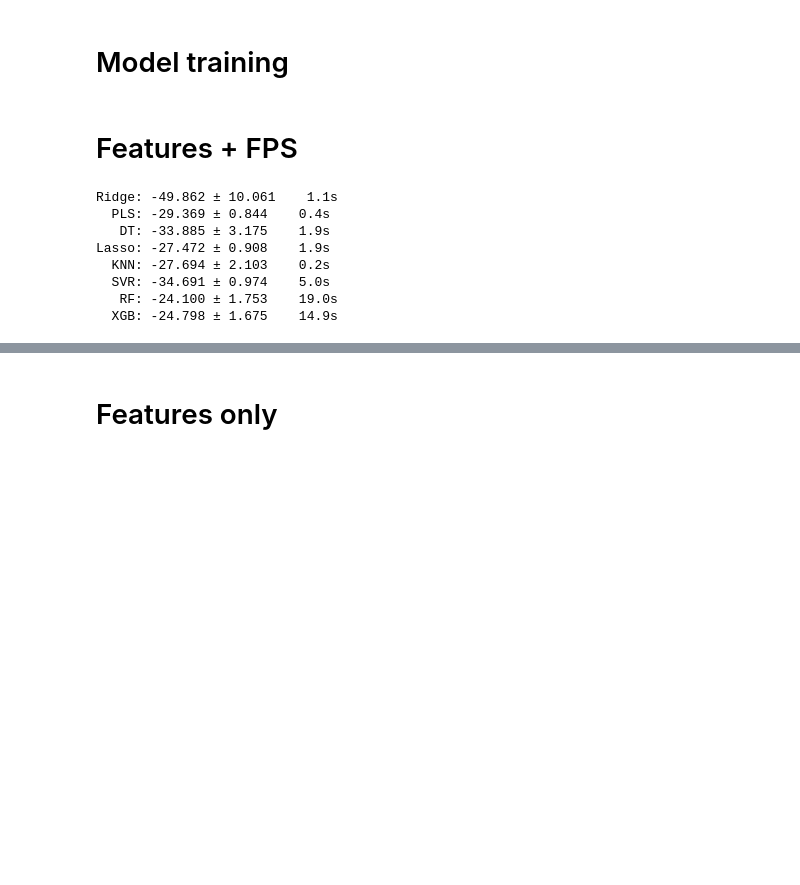
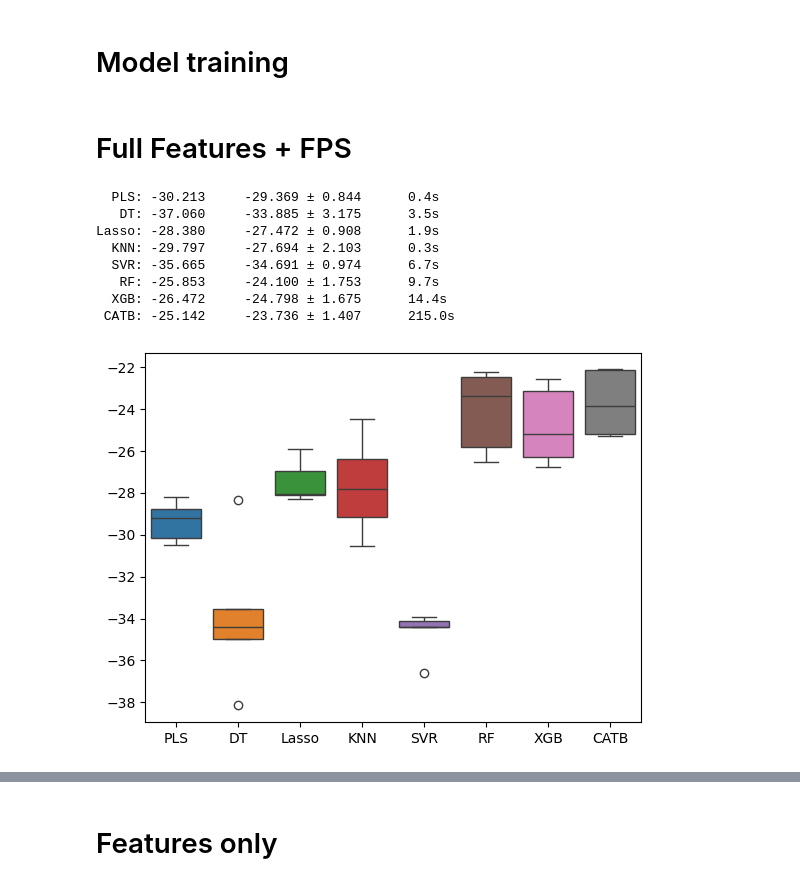
Before and after one commit to alkorolyov/tox24, a Jupyter notebook: notebooks/07_base_model_rd_fingerprints.ipynb, the cells around one changed output, grey strips where cells are left out. Drawn from its saved outputs; the diff is of its cells as text; code cells hidden in the pictures; blank space fills up the shorter version.

```diff
--- a/notebooks/07_base_model_rd_fingerprints.ipynb
+++ b/notebooks/07_base_model_rd_fingerprints.ipynb
@@ -173,7 +170,7 @@ md_cols = [c for c in df.columns if 'md_' in str(c)]
 # Split train test
 # %%
 train = df.query("dataset == 'train'")[fps_cols + rd_cols + md_cols + features]
-y_train = df.query("dataset == 'train'").target.values
+y_train = df.query("dataset == 'train'").target
 
 test = df.query("dataset == 'test'")[fps_cols + rd_cols + md_cols + features]
 
@@ -195,6 +192,8 @@ from sklearn.ensemble import RandomForestRegressor
 from sklearn.svm import SVR
 from sklearn.neighbors import KNeighborsRegressor
 from sklearn.model_selection import cross_val_score, KFold
+from sklearn.preprocessing import StandardScaler
+
 from src.utils import OffsetScaler, get_fps_offset
 import xgboost as xgb
 from catboost import CatBoostRegressor
@@ -210,7 +209,7 @@ rmse = 'neg_root_mean_squared_error'
 models = {}
 
 # models['LR'] = LinearRegression()
-models['Ridge'] = Ridge()
+# models['Ridge'] = Ridge()
 models['PLS'] = PLSRegression()
 models['DT'] = DecisionTreeRegressor(random_state=RANDOM_SEED)
 models['Lasso'] = Lasso()
@@ -219,36 +218,45 @@ models['SVR'] = SVR()
 models['RF'] = RandomForestRegressor(random_state=RANDOM_SEED, n_jobs=N_JOBS)
 models['XGB'] = xgb.XGBRegressor(random_state=RANDOM_SEED, n_jobs=N_JOBS, verbosity=0)
 models['CATB'] = CatBoostRegressor(loss_function='RMSE', verbose=False, random_seed=RANDOM_SEED, thread_count=N_JOBS)
-models['CATB GPU'] = CatBoostRegressor(loss_function='RMSE', verbose=False, random_seed=RANDOM_SEED, thread_count=N_JOBS, task_type='GPU')
+# models['CATB GPU'] = CatBoostRegressor(loss_function='RMSE', verbose=False, random_seed=RANDOM_SEED, thread_count=N_JOBS, task_type='GPU')
+
+scaler = OffsetScaler(offset=FPS_OFFSET)
+ss = StandardScaler()
+# %%
+def evaluate(X):
+    results = {}
+
+    for name in models.keys():
+        tic = time.time()
+
+        model = models[name]
+        kfold = KFold(n_splits=5, shuffle=True, random_state=RANDOM_SEED)
+        results[name] = cross_val_score(model, X, y_train, cv=kfold, scoring=rmse)
+
+        toc = time.time()
+        mean = results[name].mean()
+        std = results[name].std()
+        final_score = mean - std
+        print("%5s: %3.3f     %3.3f ± %3.3f      %.1fs" % (name, final_score, mean, std, toc - tic))
+
+    return pd.DataFrame(results)
 # %% [markdown]
-# Features + FPS
+# Full Features + FPS
 # %%
 X_train = train[fps_cols + rd_cols + md_cols + features]
 
-scaler = OffsetScaler(offset=FPS_OFFSET)
-
 X_train_scale = scaler.fit_transform(X_train.values)
 
-results = {}
+results = evaluate(X_train_scale)
 
-for name in models.keys():
-    tic = time.time()
-
-    model = models[name]
-    kfold = KFold(n_splits=5, shuffle=True, random_state=RANDOM_SEED)
-    results[name] = cross_val_score(model, X_train_scale, y_train, cv=kfold, scoring=rmse)
-
-    toc = time.time()
-    print("%5s: %3.3f ± %3.3f    %.1fs" % (name, results[name].mean(), results[name].std(), toc - tic))
-
-results = pd.DataFrame(results)
 sns.boxplot(results);
 # %% [output]
-Ridge: -49.862 ± 10.061    1.1s
-  PLS: -29.369 ± 0.844    0.4s
-   DT: -33.885 ± 3.175    1.9s
-Lasso: -27.472 ± 0.908    1.9s
-  KNN: -27.694 ± 2.103    0.2s
-  SVR: -34.691 ± 0.974    5.0s
-   RF: -24.100 ± 1.753    19.0s
-  XGB: -24.798 ± 1.675    14.9s
+  PLS: -30.213     -29.369 ± 0.844      0.4s
+   DT: -37.060     -33.885 ± 3.175      3.5s
+Lasso: -28.380     -27.472 ± 0.908      1.9s
+  KNN: -29.797     -27.694 ± 2.103      0.3s
+  SVR: -35.665     -34.691 ± 0.974      6.7s
+   RF: -25.853     -24.100 ± 1.753      9.7s
+  XGB: -26.472     -24.798 ± 1.675      14.4s
+ CATB: -25.142     -23.736 ± 1.407      215.0s
+[figure, added]
```
Also changed, not shown: parts of 31 cells of this notebook, 31 other files.
